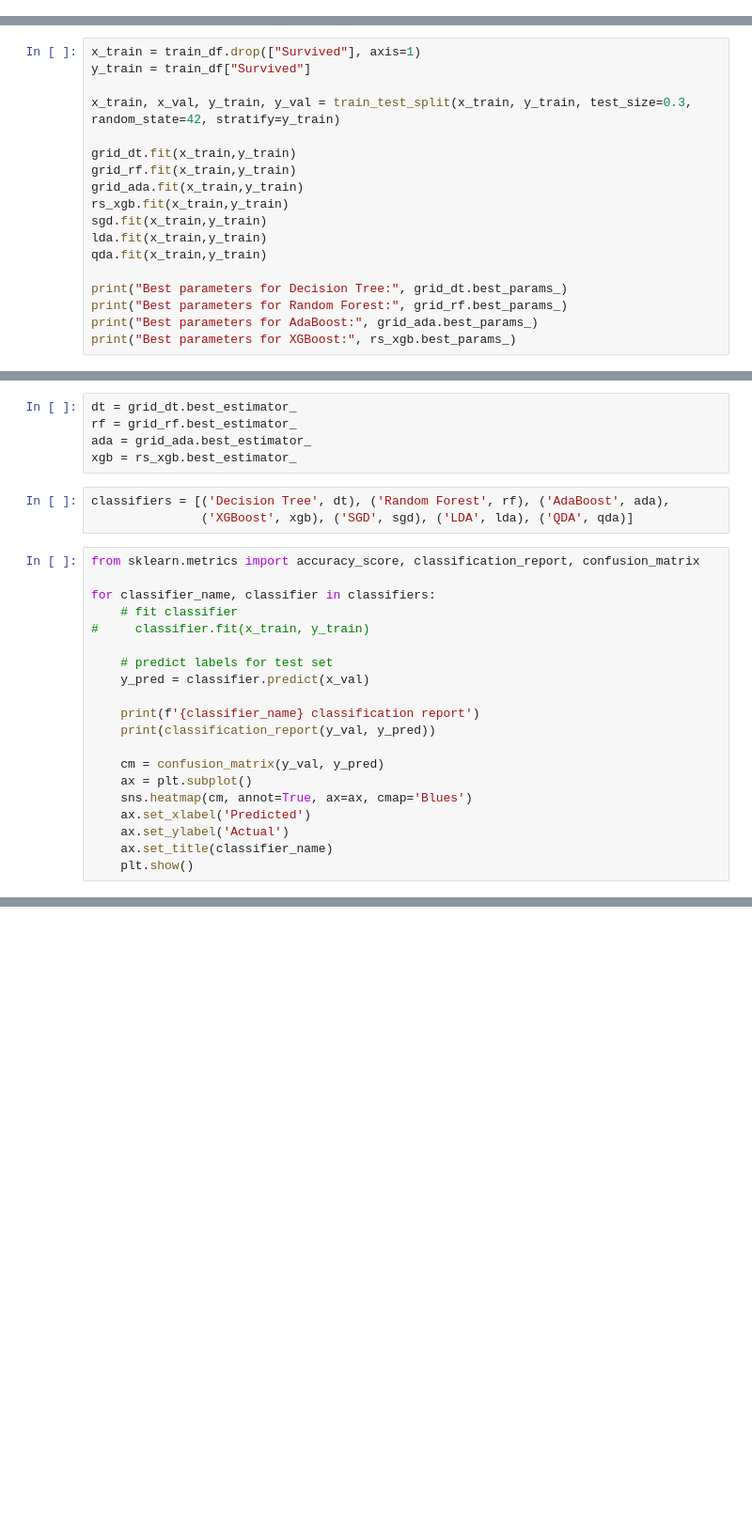
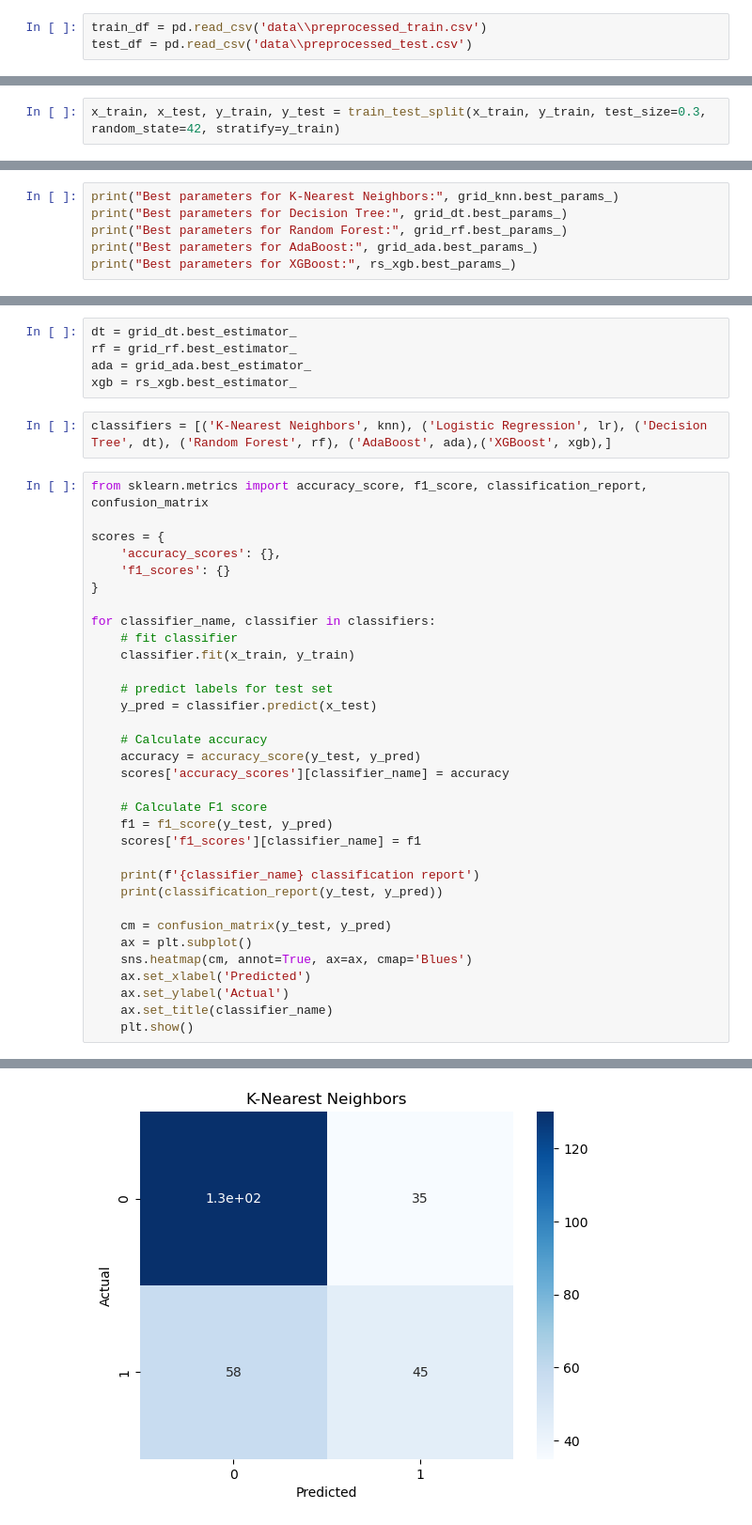
Before and after one commit to HaithamIsmail/ai-bootcamp-notebooks, a Jupyter notebook: lesson 5/classification.ipynb, the cells around one changed output, grey strips where cells are left out. Shown: that part at 94% size. Saved outputs shown, nothing was run; the diff lists cells and outputs as text; blank space fills up the shorter version.

```diff
--- a/lesson 5/classification.ipynb
+++ b/lesson 5/classification.ipynb
@@ -0,0 +20,3 @@
+# %%
+train_df = pd.read_csv('data\\preprocessed_train.csv')
+test_df = pd.read_csv('data\\preprocessed_test.csv')
@@ -1 +57,3 @@
+# %%
+x_train, x_test, y_train, y_test = train_test_split(x_train, y_train, test_size=0.3, random_state=42, stratify=y_train)
 # %%
@@ -49,17 +109,5 @@ rs_xgb=RandomizedSearchCV(xgb,param_distributions=params_xgb,cv=5)
 # %%
-x_train = train_df.drop(["Survived"], axis=1)
-y_train = train_df["Survived"]
-
-x_train, x_val, y_train, y_val = train_test_split(x_train, y_train, test_size=0.3, random_state=42, stratify=y_train)
-
-grid_dt.fit(x_train,y_train)
-grid_rf.fit(x_train,y_train)
-grid_ada.fit(x_train,y_train)
-rs_xgb.fit(x_train,y_train)
-sgd.fit(x_train,y_train)
-lda.fit(x_train,y_train)
-qda.fit(x_train,y_train)
-
+print("Best parameters for K-Nearest Neighbors:", grid_knn.best_params_)
 print("Best parameters for Decision Tree:", grid_dt.best_params_)
 print("Best parameters for Random Forest:", grid_rf.best_params_)
 print("Best parameters for AdaBoost:", grid_ada.best_params_)
@@ -70,25 +124,38 @@ rf = grid_rf.best_estimator_
 ada = grid_ada.best_estimator_
 xgb = rs_xgb.best_estimator_
 # %%
-classifiers = [('Decision Tree', dt), ('Random Forest', rf), ('AdaBoost', ada),
-               ('XGBoost', xgb), ('SGD', sgd), ('LDA', lda), ('QDA', qda)]
+classifiers = [('K-Nearest Neighbors', knn), ('Logistic Regression', lr), ('Decision Tree', dt), ('Random Forest', rf), ('AdaBoost', ada),('XGBoost', xgb),]
 # %%
-from sklearn.metrics import accuracy_score, classification_report, confusion_matrix
+from sklearn.metrics import accuracy_score, f1_score, classification_report, confusion_matrix
+
+scores = {
+    'accuracy_scores': {},
+    'f1_scores': {}
+}
 
 for classifier_name, classifier in classifiers:
     # fit classifier
-#     classifier.fit(x_train, y_train)
+    classifier.fit(x_train, y_train)
 
     # predict labels for test set
-    y_pred = classifier.predict(x_val)
+    y_pred = classifier.predict(x_test)
+
+    # Calculate accuracy
+    accuracy = accuracy_score(y_test, y_pred)
+    scores['accuracy_scores'][classifier_name] = accuracy
+
+    # Calculate F1 score
+    f1 = f1_score(y_test, y_pred)
+    scores['f1_scores'][classifier_name] = f1
 
     print(f'{classifier_name} classification report')
-    print(classification_report(y_val, y_pred))
+    print(classification_report(y_test, y_pred))
 
-    cm = confusion_matrix(y_val, y_pred)
+    cm = confusion_matrix(y_test, y_pred)
     ax = plt.subplot()
     sns.heatmap(cm, annot=True, ax=ax, cmap='Blues')
     ax.set_xlabel('Predicted')
     ax.set_ylabel('Actual')
     ax.set_title(classifier_name)
     plt.show()
+# %% [output]
@@ -94,0 +171 @@ for classifier_name, classifier in classifiers:
+[figure, added]
```
Also changed, not shown: parts of 16 cells of this notebook, 19 other files.
